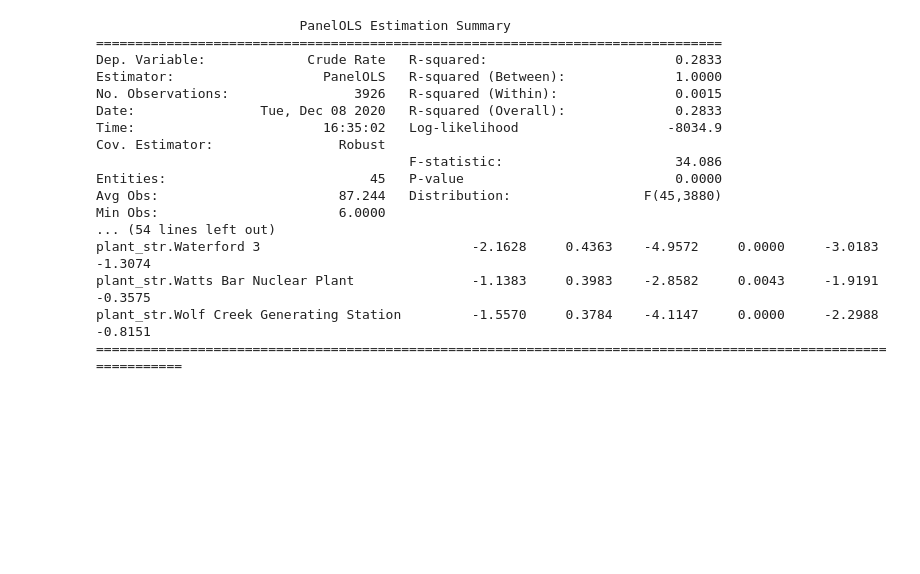
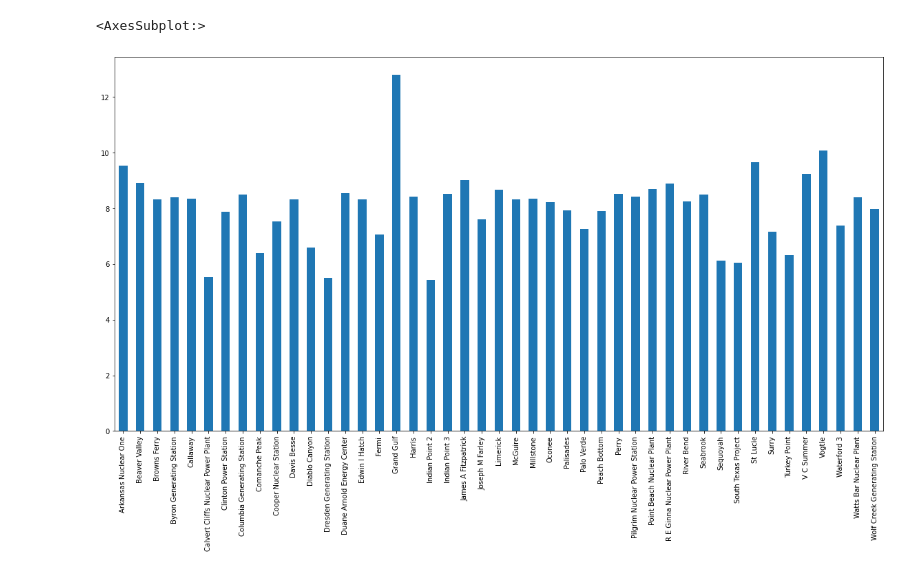
Before and after one commit to thedavekwon/SS340-Cause-and-Effect, a Jupyter notebook: SS340_FE.ipynb, the cells around one changed output. Drawn from its saved outputs; the diff is of its cells as text; code cells hidden in the pictures; blank space fills up the shorter version.

```diff
--- a/SS340_FE.ipynb
+++ b/SS340_FE.ipynb
@@ -249,10 +206,8 @@ state_str.WI    -0.3649     0.3156    -1.1562     0.2477     -0.9836      0.2538
 # %%
 year_str = df.reset_index()[['Year']].astype('str')
-race_str = df.reset_index()[['Race']].astype('str')
-rdf = df.copy()
-rdf = rdf.set_index(['Race', 'Year'])
-year_str.index = rdf.index
-race_str.index = rdf.index
-
-rdf['year_str'] = year_str
-rdf['race_str'] = race_str
+plant_str = df.reset_index()[['plant_name']].astype('str')
+pdf = df.set_index(['plant_name', 'Year'])
+year_str.index = pdf.index
+plant_str.index = pdf.index
+pdf['year_str'] = year_str
+pdf['plant_str'] = plant_str
@@ -333,12 +214,3 @@ race_str.White                         4.0423     0.0959     42.162     0.0000
-# %%
-year_str = df.reset_index()[['Year']].astype('str')
-plant_str = df.reset_index()[['plant_name']].astype('str')
-pdf = df.copy()
-pdf = pdf.set_index(['plant_name', 'Year'])
-year_str.index = pdf.index
-plant_str.index = pdf.index
-pdf['year_str'] = year_str
-pdf['plant_str'] = plant_str
 # %%
 # Plant FE
 mod = PanelOLS(pdf['Crude Rate'], pdf[['const', 'min_dist', 'plant_str']], entity_effects=False, time_effects=False)
@@ -387 +259,6 @@ plant_str.Wolf Creek Generating Station         -1.4058     0.3625    -3.8780
 ================================================================================================================
+# %%
+# Plant FE + Controls
+mod = PanelOLS(pdf['Crude Rate'], pdf[['const', 'min_dist', 'plant_str']], entity_effects=False, time_effects=False)
+entity_controls = mod.fit(cov_type='robust')
+print(entity_controls)
@@ -410,24 +305,9 @@ year_str.2017                                    0.2072     0.1643     1.2613
 ================================================================================================================
-# %%
-# Plant FE + Sex
-mod = PanelOLS(pdf['Crude Rate'], pdf[['const', 'min_dist', 'plant_str']], entity_effects=False, time_effects=False)
-entity = mod.fit(cov_type='robust')
-print(entity)
-# %% [output]
-                          PanelOLS Estimation Summary
-================================================================================
-Dep. Variable:             Crude Rate   R-squared:                        0.2833
-Estimator:                   PanelOLS   R-squared (Between):              1.0000
-No. Observations:                3926   R-squared (Within):               0.0015
-Date:                Tue, Dec 08 2020   R-squared (Overall):              0.2833
-Time:                        16:35:02   Log-likelihood                   -8034.9
-Cov. Estimator:                Robust
-                                        F-statistic:                      34.086
-Entities:                          45   P-value                           0.0000
-Avg Obs:                       87.244   Distribution:                 F(45,3880)
-Min Obs:                       6.0000
-... (54 lines left out)
-plant_str.Waterford 3                           -2.1628     0.4363    -4.9572     0.0000     -3.0183     -1.3074
-plant_str.Watts Bar Nuclear Plant               -1.1383     0.3983    -2.8582     0.0043     -1.9191     -0.3575
-plant_str.Wolf Creek Generating Station         -1.5570     0.3784    -4.1147     0.0000     -2.2988     -0.8151
-================================================================================================================
+# %%
+params = entity_controls.params.iloc[[0]+list(range(2, len(entity_controls.params)))]
+params.iloc[1:] = params.iloc[1:] +  params.iloc[0]
+params.index = ['Arkansas Nuclear One'] +  list(map(lambda x: x.split(".")[1], params.index[1:]))
+params.plot(kind='bar', figsize=(20, 10))
+# %% [output]
+<AxesSubplot:>
+[figure, added]
```
Also changed, not shown: parts of 26 cells of this notebook, 6 other files.
